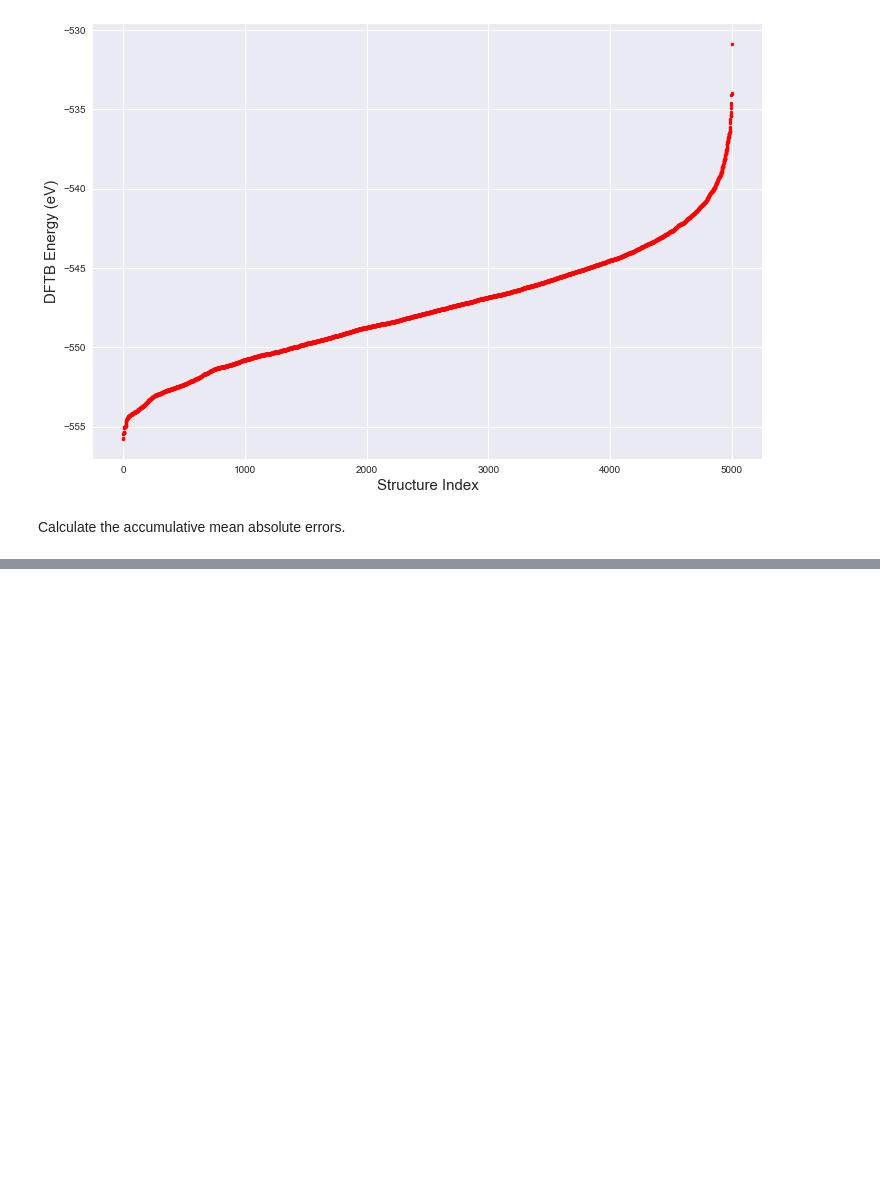
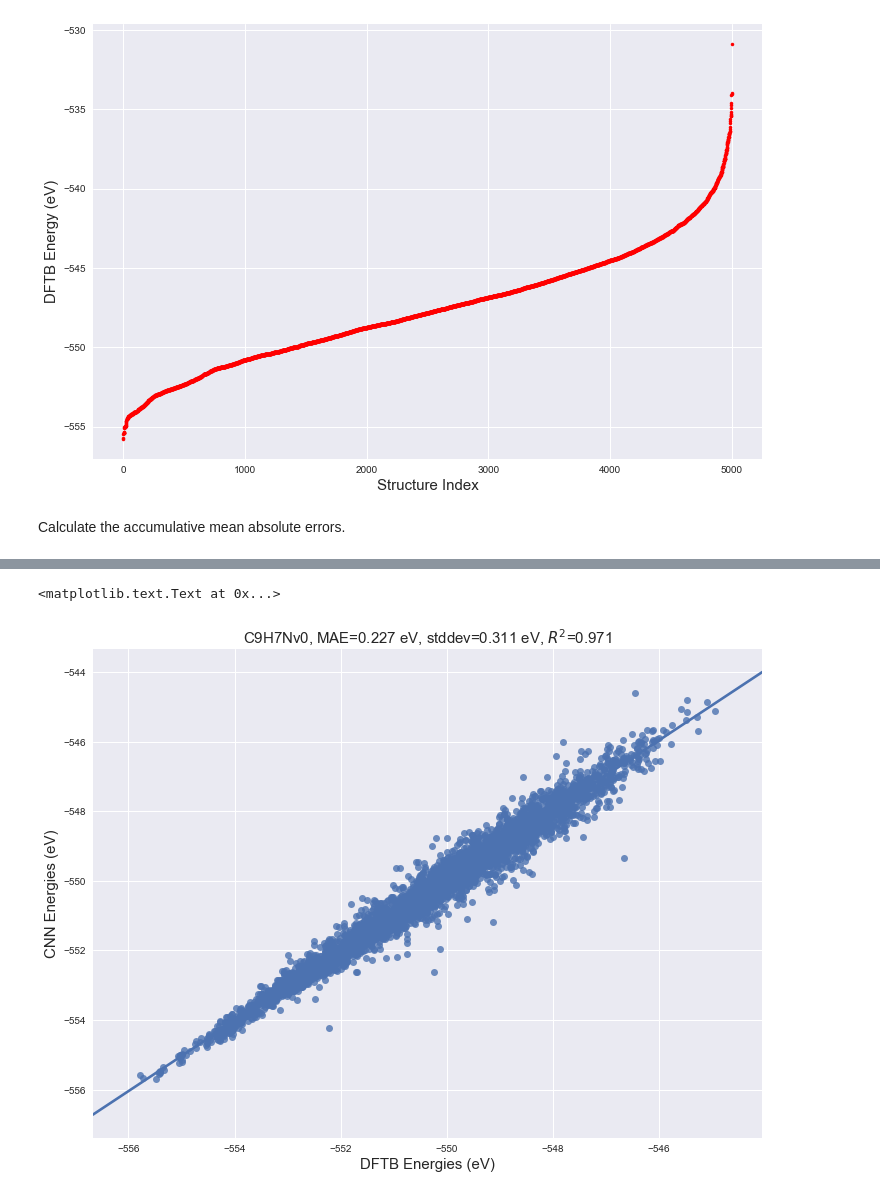
Before and after one commit to Bismarrck/kcon, a Jupyter notebook: kbody/kbody_predict.ipynb, the cells around one changed output, grey strips where cells are left out. Saved outputs shown, nothing was run; the diff lists cells and outputs as text; code cells hidden in the pictures; blank space fills up the shorter version.

```diff
--- a/kbody/kbody_predict.ipynb
+++ b/kbody/kbody_predict.ipynb
@@ -160,0 +188,14 @@ ax.set_ylabel("Energy Diff (eV)", fontsize=15)
+# %%
+y_total, _, _ = calculator.predict(species, coords)
+mae = np.mean(np.abs(energies - y_total))
+score = r2_score(energies, y_total)
+stddev = np.std(y_total - energies)
+
+fig, ax = plt.subplots(1, figsize=[12, 9])
+sns.regplot(x=energies, y=y_total)
+ax.set_title("C9H7Nv0, MAE=%.3f eV, stddev=%.3f eV, $R^2$=%.3f" % (mae, stddev, score), fontsize=15)
+ax.set_xlabel("DFTB Energies (eV)", fontsize=15)
+ax.set_ylabel("CNN Energies (eV)", fontsize=15)
+# %% [output]
+<matplotlib.text.Text at 0x...>
+[figure, added]
```
Also changed, not shown: parts of 11 cells of this notebook.
